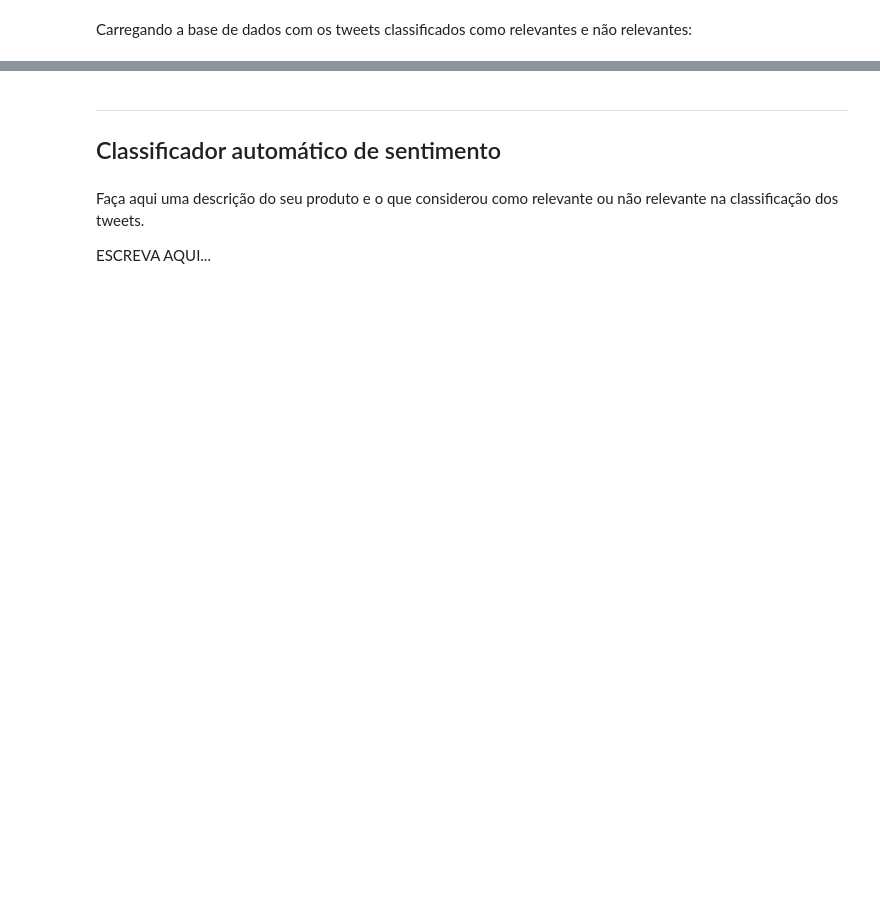
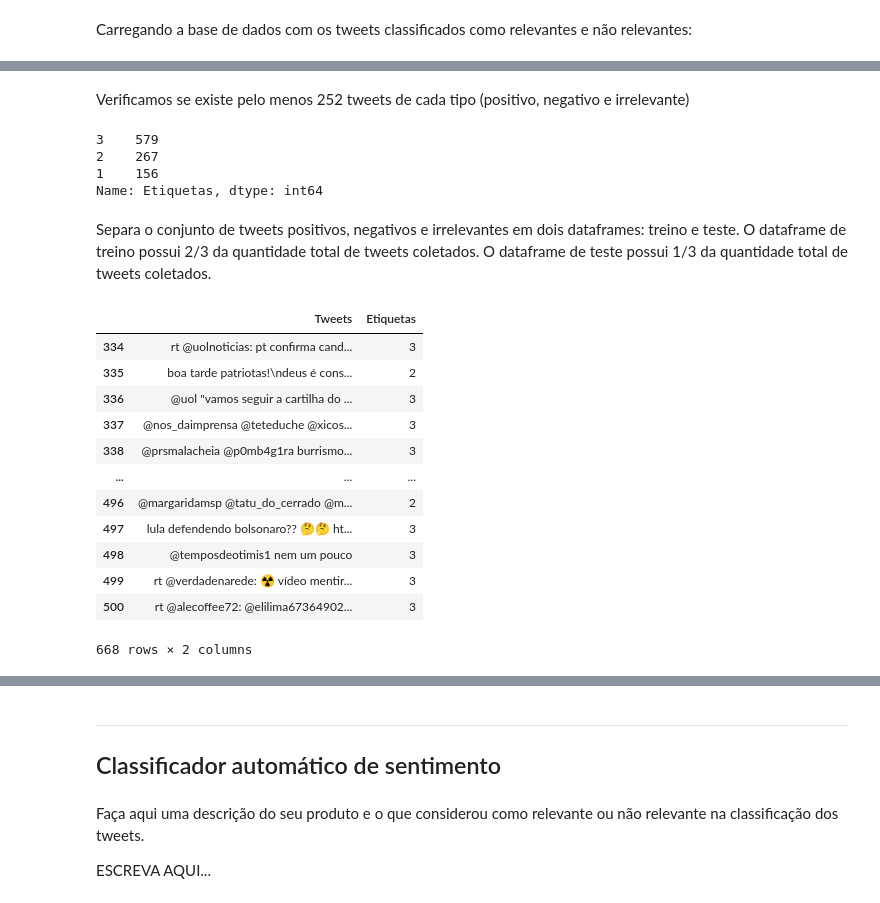
Before and after one commit to SBLuizFernando/cdados-nayve-bayes-sentimento-tweets, a Jupyter notebook: analise/Projeto1_Classificador_layout.ipynb, the cells around one changed output, grey strips where cells are left out. Drawn from its saved outputs; the diff is of its cells as text; code cells hidden in the pictures; blank space fills up the shorter version.

Commit message:
separacao entre arquivo de coleta e arquivo de classificacao luiz e simodo

```diff
--- a/analise/Projeto1_Classificador_layout.ipynb
+++ b/analise/Projeto1_Classificador_layout.ipynb
@@ -51,0 +26,11 @@ test.head(5)
+# %%
+#junta os dois arquivos excel em um unico
+df_mensagens_etiquetadas_1 = pd.read_excel('tabela_etiquetada_1.xlsx')
+df_mensagens_etiquetadas_2 = pd.read_excel('tabela_etiquetada_2.xlsx')
+
+#a coluna foi nomeada manualmente de 'Tweets'
+valores1 = df_mensagens_etiquetadas_1[['Tweets','Etiquetas']]
+valores2 = df_mensagens_etiquetadas_2[['Tweets','Etiquetas']]
+
+df_tabela_etiquetada = pd.concat([valores1, valores2])
+df_tabela_etiquetada.head(7)
@@ -51,0 +46,46 @@ test.head(5)
+# %% [markdown]
+Verificamos se existe pelo menos 252 tweets de cada tipo (positivo, negativo e irrelevante)
+# %%
+#verifica se o numero de cada tipo etiquetas ultrapassa ou alcanca o minimo necessario
+distribuicao = df_tabela_etiquetada['Etiquetas'].value_counts()
+print(distribuicao)
+# %% [output]
+3    579
+2    267
+1    156
+Name: Etiquetas, dtype: int64
+# %% [markdown]
+Separa o conjunto de tweets positivos, negativos e irrelevantes em dois dataframes: treino e teste. O dataframe de treino possui 2/3 da quantidade total de tweets coletados. O dataframe de teste possui 1/3 da quantidade total de tweets coletados.
+# %%
+#separar em teste e treino, tendo a mesma razao de porcentagem de cada tipo de etiqueta
+def separa_teste_treino(df):
+    #define a divisao
+    divisao=1/3
+
+    #separa os dataframes em dois novos dataframes
+    df_teste, df_treino= np.split(df, [int(divisao*len(df))])
+
+    #junta os dfs em uma lista
+    novos_dfs = [df_teste,df_treino]
+    return novos_dfs
+
+#chama a funcao
+novos_dfs=separa_teste_treino(df_tabela_etiquetada)
+df_teste = novos_dfs[0]
+df_treino = novos_dfs[1]
+# %%
+df_treino
+# %% [output]
+|  | Tweets | Etiquetas |
+| 334 | rt @uolnoticias: pt confirma cand... | 3 |
+| 335 | boa tarde patriotas!\ndeus é cons... | 2 |
+| 336 | @uol "vamos seguir a cartilha do ... | 3 |
+| 337 | @nos_daimprensa @teteduche @xicos... | 3 |
+| 338 | @prsmalacheia @p0mb4g1ra burrismo... | 3 |
+| ... | ... | ... |
+| 496 | @margaridamsp @tatu_do_cerrado @m... | 2 |
+| 497 | lula defendendo bolsonaro?? 🤔🤔 ht... | 3 |
+| 498 | @temposdeotimis1 nem um pouco | 3 |
+| 499 | rt @verdadenarede: ☢ vídeo mentir... | 3 |
+| 500 | rt @alecoffee72: @elilima67364902... | 3 |
+668 rows × 2 columns
```
Also changed, not shown: parts of 39 cells of this notebook, 3 other files.
